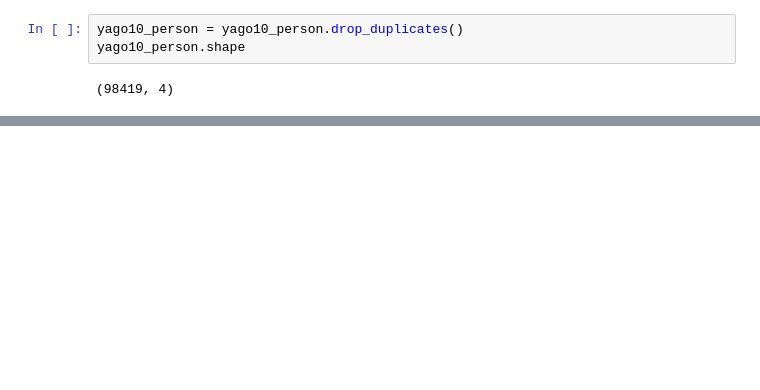
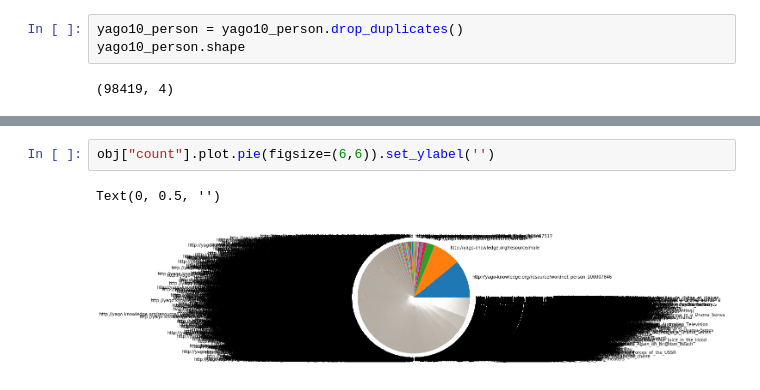
Before and after one commit to RDF-Molecules/kg-embeddings, a Jupyter notebook: Yago10_person.ipynb, the cells around one changed output, grey strips where cells are left out. Saved outputs shown, nothing was run; the diff lists cells and outputs as text; blank space fills up the shorter version.

```diff
--- a/Yago10_person.ipynb
+++ b/Yago10_person.ipynb
@@ -335,0 +420,5 @@ yago10_person.to_csv(input_path + 'Yago10_person/without semantics/' + 'yago_dat
+# %%
+obj["count"].plot.pie(figsize=(6,6)).set_ylabel('')
+# %% [output]
+Text(0, 0.5, '')
+[figure, added]
```
Also changed, not shown: parts of 18 cells of this notebook, 4 other files.
